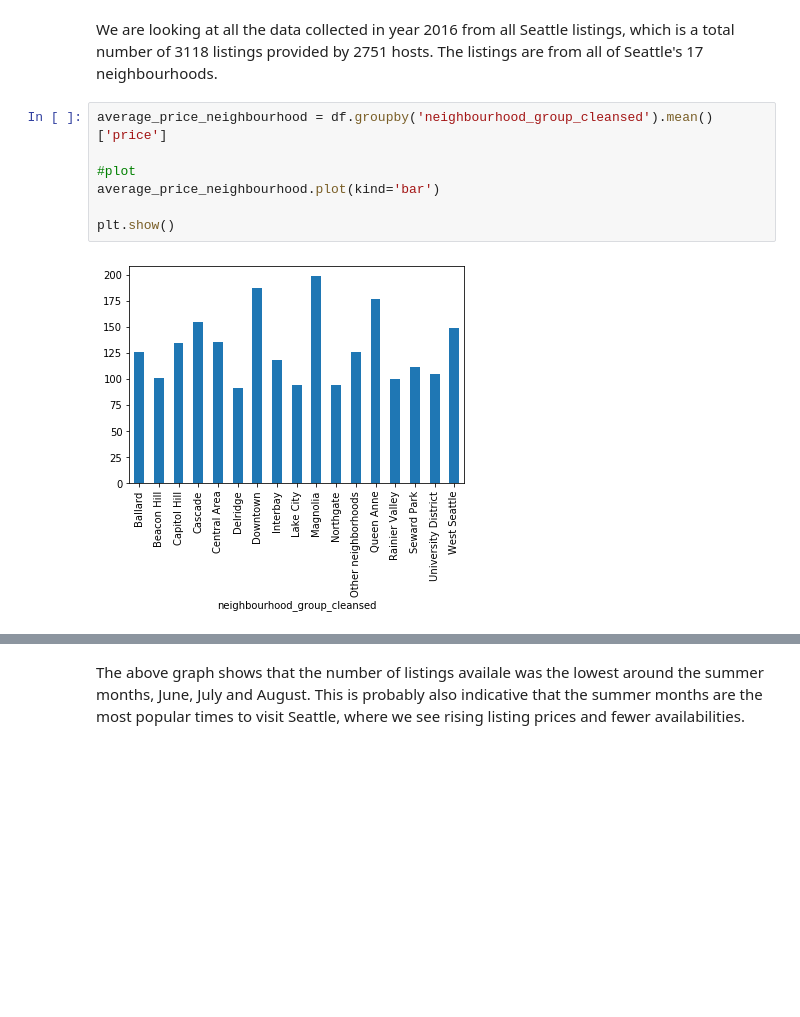
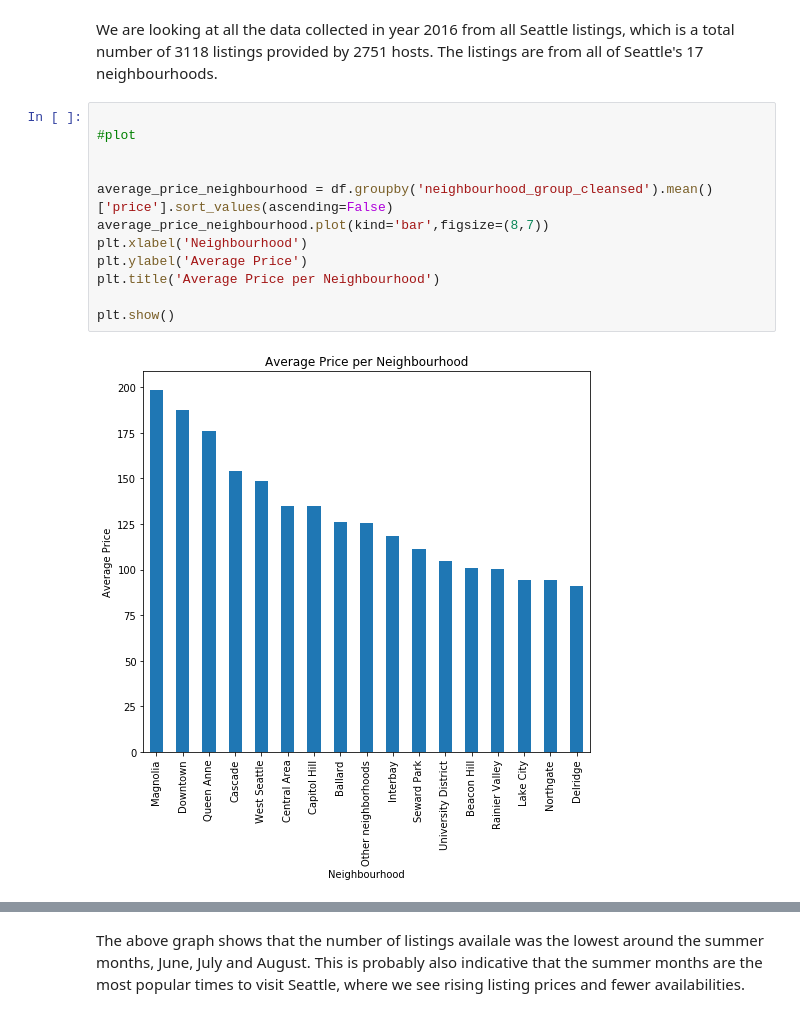
Before and after one commit to Qing-code/Seattle-AirBNB-Analysis, a Jupyter notebook: Seattle Analysis Final.ipynb, the cells around one changed output, grey strips where cells are left out. Saved outputs shown, nothing was run; the diff lists cells and outputs as text; blank space fills up the shorter version.

```diff
--- a/Seattle Analysis Final.ipynb
+++ b/Seattle Analysis Final.ipynb
@@ -328,11 +330,16 @@ The average price is 137.9681385652815
 # %% [markdown]
 We are looking at all the data collected in year 2016 from all Seattle listings, which is a total number of 3118 listings provided by 2751 hosts. The listings are from all of Seattle's 17 neighbourhoods.
 # %%
-average_price_neighbourhood = df.groupby('neighbourhood_group_cleansed').mean()['price']
 
 #plot
-average_price_neighbourhood.plot(kind='bar')
+
+
+average_price_neighbourhood = df.groupby('neighbourhood_group_cleansed').mean()['price'].sort_values(ascending=False)
+average_price_neighbourhood.plot(kind='bar',figsize=(8,7))
+plt.xlabel('Neighbourhood')
+plt.ylabel('Average Price')
+plt.title('Average Price per Neighbourhood')
 
 plt.show()
 # %% [output]
-[figure, old version]
+[figure, new version]
```
Also changed, not shown: parts of 9 cells of this notebook.
